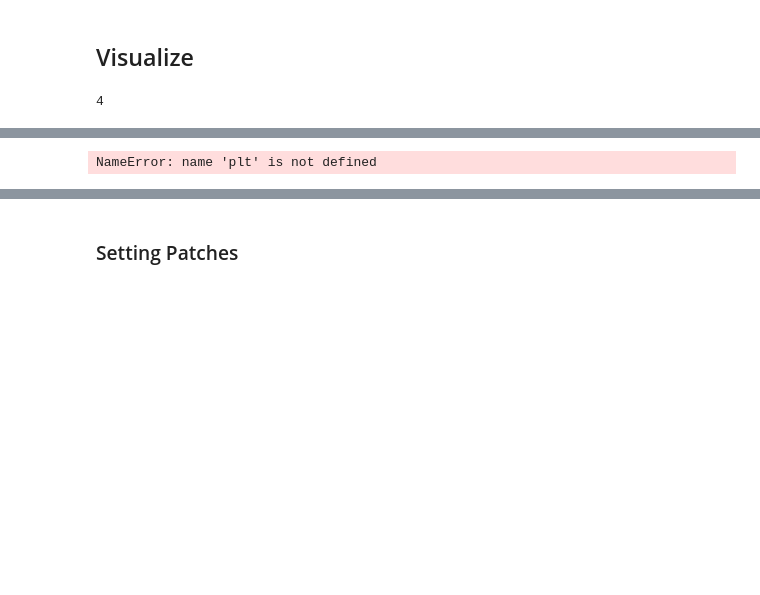
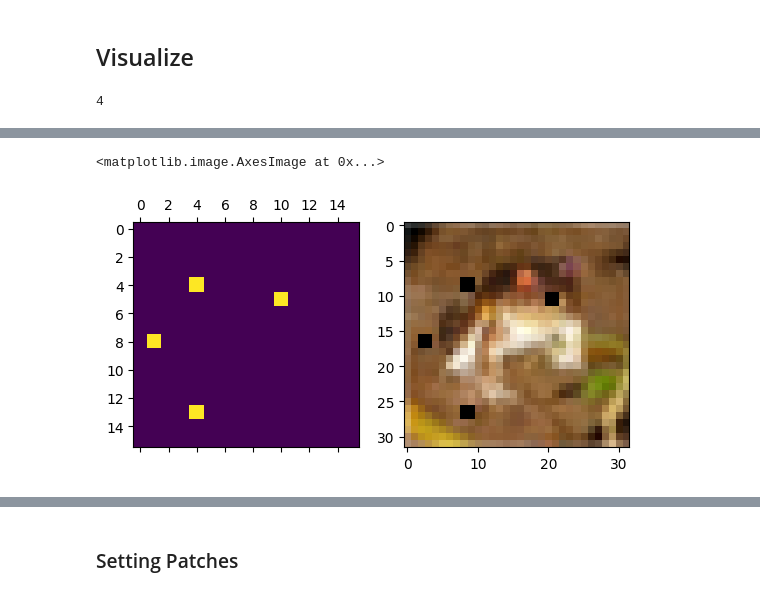
Before and after one commit to sugolov/jepax, a Jupyter notebook: notebooks/components/ijepa_patch.ipynb, the cells around one changed output, grey strips where cells are left out. Cells and saved outputs as stored; diff of their text form; code cells hidden in the pictures; blank space fills up the shorter version.

```diff
--- a/notebooks/components/ijepa_patch.ipynb
+++ b/notebooks/components/ijepa_patch.ipynb
@@ -182,10 +220,11 @@ NameError: name 'x' is not defined
 # %%
 fig, ax = plt.subplots(1,2)
-mask_plt = mask_pred[2]
+mask_plt = jnp.any(mask_pred, axis=0)
 ax[0].matshow(mask_plt.reshape(16,16))
 ax[1].imshow(visualize_mask(x[0], ~mask_plt))
 # %% [output]
-NameError: name 'plt' is not defined
+<matplotlib.image.AxesImage at 0x...>
+[figure, added]
 # %%
 fig, ax = plt.subplots(1,2)
 ax[0].matshow(mask_ctx.reshape(16,16))
```
Also changed, not shown: parts of 10 cells of this notebook, 3 other files.
